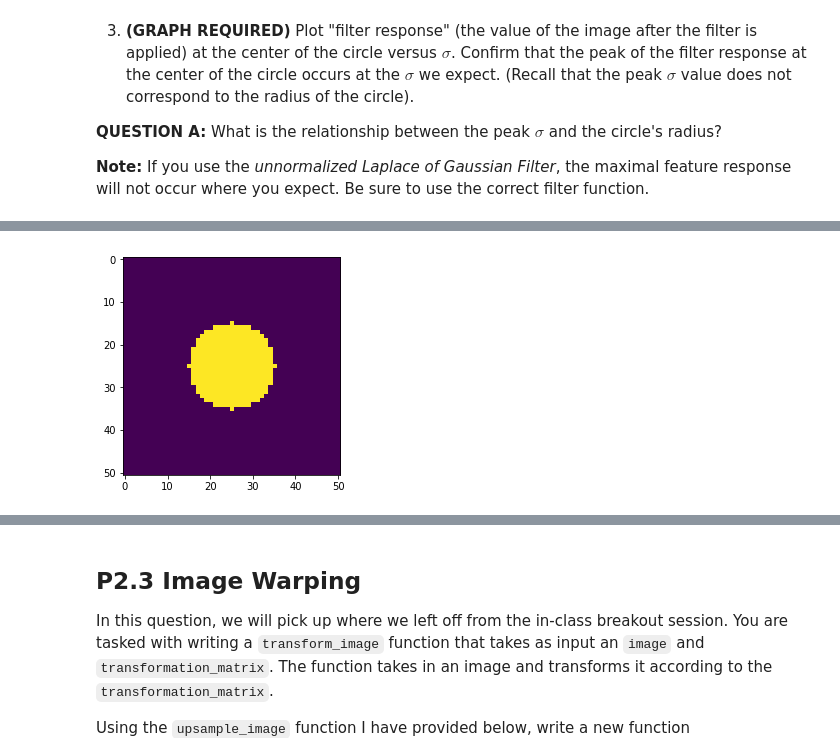
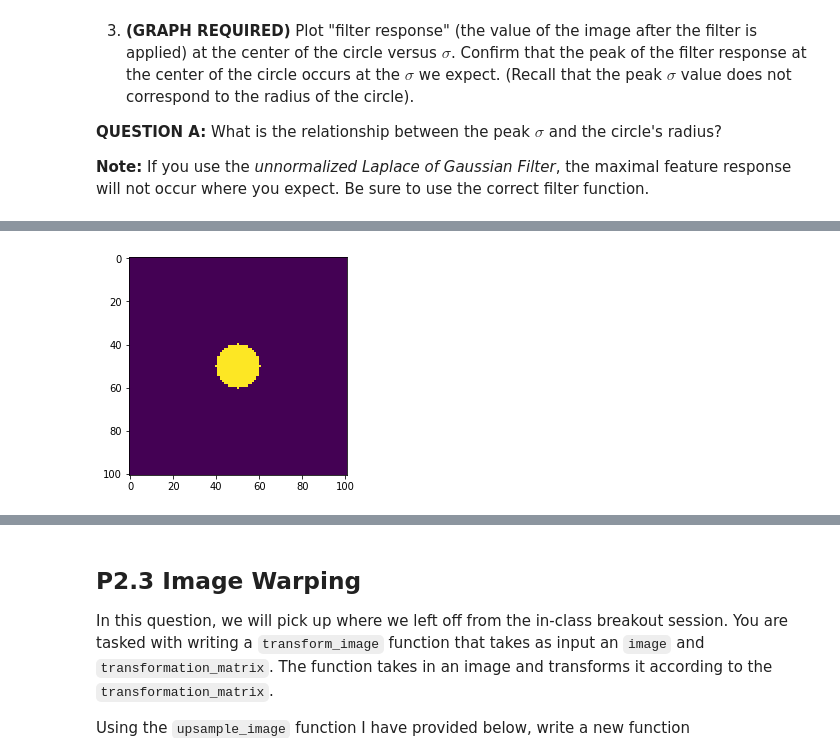
Before and after one commit to 2016bgeyer/Feature-Detection-and-Matching, a Jupyter notebook: P2_features_scale_warping.ipynb, the cells around one changed output, grey strips where cells are left out. Drawn from its saved outputs; the diff is of its cells as text; code cells hidden in the pictures.

```diff
--- a/P2_features_scale_warping.ipynb
+++ b/P2_features_scale_warping.ipynb
@@ -343,6 +346,11 @@ What is the relationship between the peak $\sigma$ and the circle's radius?
 import matplotlib.pyplot as plt
 import numpy as np
 import scipy.signal
+import math
+
+def apply_filter(signal, filt):
+    """Apply a filter to an image; wrapper around scipy."""
+    return scipy.signal.convolve2d(signal, filt, mode='same')
 
 def get_circ_image(image_size, radius):
     """Create an image of width `image_size` with a circle
@@ -361,20 +369,91 @@ def calc_log(x,y,sigma):
     return (-1/(np.pi*(sigma ** 4))) * (1 - (((x ** 2) + (y ** 2)) / (2* (sigma ** 2)))) * np.exp(- (((x ** 2) + (y ** 2)) / (2* (sigma ** 2))))
 
 def get_LoG_filter(kernel_size, sigma):
-    filter = [[]]
-    for y in range(kernel_size):
-        for x in range(kernel_size):
-            filter[x][y] = calc_log(x,y, sigma)
+    half = math.ceil((kernel_size - 1) / 2)
+#     print(f'kernel_size: {kernel_size}')
+#     print(f'half: {half}')
+
+    # Speed up with vectorization and meshgrid:
+    # https://codereview.stackexchange.com/questions/90005/efficient-element-wise-function-computation-in-python
+
+    filter = np.zeros((kernel_size, kernel_size))
+    for idy, y in enumerate(range(-half, half+1)):
+        for idx, x in enumerate(range(-half, half+1)):
+            filter[idx][idy] = calc_log(x,y, sigma)
+#     fig = plt.figure()
+#     plt.imshow(filter)
     return filter
 
-def apply_filter(signal, filt):
-    """Apply a filter to an image; wrapper around scipy."""
-    return scipy.signal.convolve2d(signal, filt, mode='same')
 
-im_half_size = 25
+def get_norm_LoG_filter(kernel_size, sigma):
+    half = math.ceil((kernel_size - 1) / 2)
+
+    filter = np.zeros((kernel_size, kernel_size))
+    for idy, y in enumerate(range(-half, half+1)):
+        for idx, x in enumerate(range(-half, half+1)):
+            filter[idx][idy] = (sigma ** 2) * calc_log(x,y, sigma) # scale by sigma^2
+#     fig = plt.figure()
+#     plt.imshow(filter)
+    return filter
+
+
+im_half_size = 50
+radius = 10
 fig = plt.figure()
-circ_img = get_circ_image(2 * im_half_size + 1, radius=10)
+circ_img = get_circ_image(2 * im_half_size + 1, radius=radius)
 plt.imshow(circ_img)
+print(f"Image max value: {circ_img.max()}")
+
+image = circ_img
+
+sigmas = [2.0, 4, 5.0, 7, 8]
+expected_sigma = radius / 1.4142  # approx sqrt of 2
+print(f'expected_sigma: {expected_sigma}')
+print(f'expected kernel_size: {(6 * expected_sigma) + 1}') # make odd
+
+# response = np.zeros(
+#     [image.shape[0], image.shape[1], len(sigmas)]
+# )
+norm_response = np.zeros(
+    [image.shape[0], image.shape[1], len(sigmas)]
+)
+for ii, sigma in enumerate(sigmas):
+    kernel_size = math.floor((6 * sigma) + 1) # 3 * expected sigma in each dimension
+    print(f'kernel_size: {kernel_size}')
+
+
+#     filter = get_LoG_filter(kernel_size, sigma)
+    norm_filter = get_norm_LoG_filter(kernel_size, sigma)
+#     filtered_image = apply_filter(image, filter)
+    norm_filtered_image = apply_filter(image, norm_filter)
+    # Store the absolute value (both large positive
+    # and negative responses correspond to features).
+#     feature_response = np.abs(filtered_image)
+    norm_feature_response = np.abs(norm_filtered_image)
+#     response[:, :, ii] = feature_response # not feature_response...
+    norm_response[:, :, ii] = norm_feature_response # not feature_response...
+#     print(f"Sigma: {sigma},\tImage max value: {feature_response.max()}")
+#     fig = plt.figure()
+#     plt.imshow(filtered_image)
+#     fig = plt.figure()
+#     plt.imshow(feature_response)
+#     plt.imshow(feature_response,vmin=-0.0005,vmax=0.002)
+#     plt.imshow(feature_response,vmin=0, vmax=1000)
+
+    print(f"norm_Sigma: {sigma},\tnorm_Image max value: {norm_feature_response.max()}")
+    fig = plt.figure()
+    plt.title('norm_filtered_image w/ sigma: ' + str(sigma))
+    plt.imshow(norm_filtered_image)
+    fig2 = plt.figure()
+    plt.title('norm_feature_response w/ sigma: ' + str(sigma))
+    plt.imshow(norm_feature_response)
+#     plt.imshow(norm_feature_response,cmap='gray', vmin=0, vmax=255)
+
+print(f"norm_Response shape: {norm_response.shape}")
+best_index = np.unravel_index(np.argmax(norm_response, axis=None), norm_response.shape)
+print(f"ind: {best_index}")
+print(f"norm_Response max value: {norm_response[best_index]}")
+print(f"best sigma: {sigmas[best_index[2]]}")  # show sigma that got best value
 
 None
 # %% [output]
@@ -381 +477 @@ None
-[figure, old version]
+[figure, new version]
```
Also changed, not shown: parts of 8 cells of this notebook, 8 other files.
